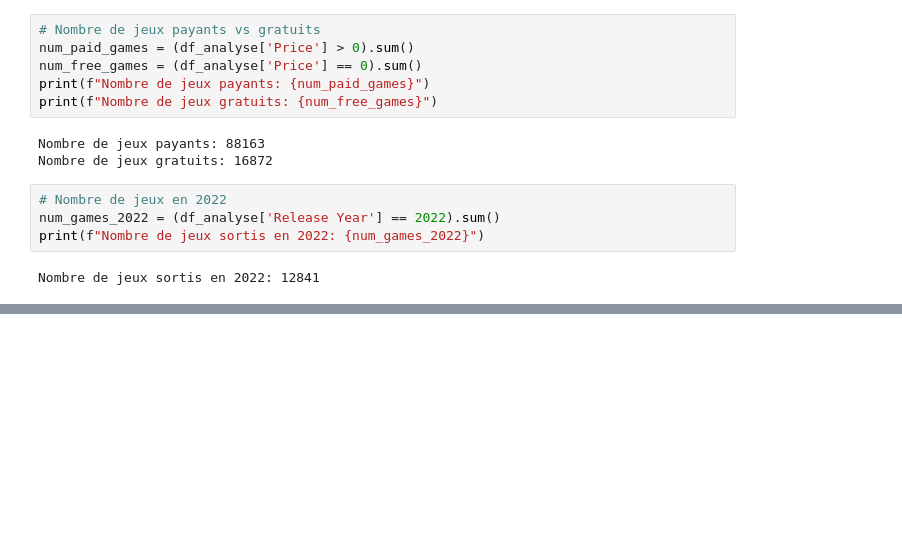
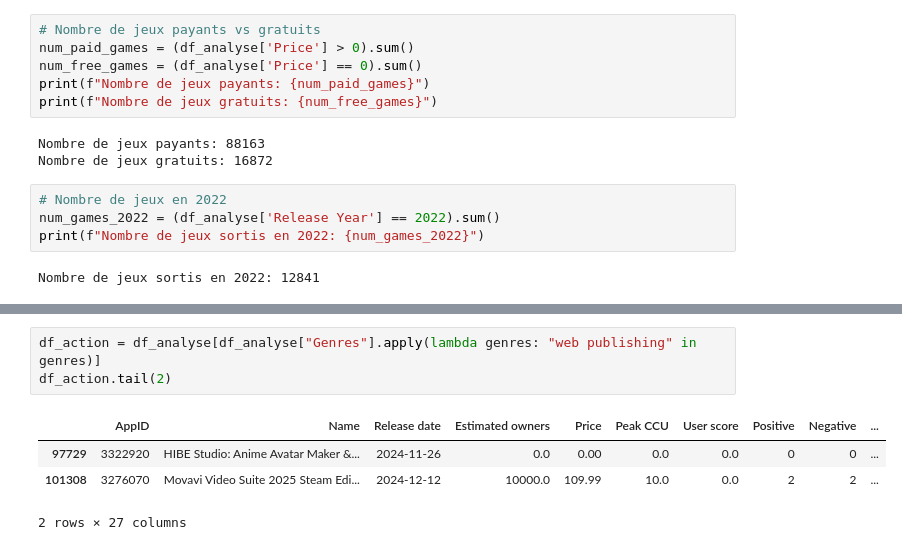
Before and after one commit to GitAlberto/GAMEDATA360, a Jupyter notebook: notebooks/EDA2.ipynb, the cells around one changed output, grey strips where cells are left out. Saved outputs shown, nothing was run; the diff lists cells and outputs as text; blank space fills up the shorter version.

```diff
--- a/notebooks/EDA2.ipynb
+++ b/notebooks/EDA2.ipynb
@@ -1254,0 +1379,8 @@ Nombre de jeux sortis en 2022: 12841
+# %%
+df_action = df_analyse[df_analyse["Genres"].apply(lambda genres: "web publishing" in genres)]
+df_action.tail(2)
+# %% [output]
+|  | AppID | Name | Release date | Estimated owners | Price | Peak CCU | User score | Positive | Negative | ... |
+| 97729 | 3322920 | HIBE Studio: Anime Avatar Maker &... | 2024-11-26 | 0.0 | 0.00 | 0.0 | 0.0 | 0 | 0 | ... |
+| 101308 | 3276070 | Movavi Video Suite 2025 Steam Edi... | 2024-12-12 | 10000.0 | 109.99 | 10.0 | 0.0 | 2 | 2 | ... |
+2 rows × 27 columns
```
Also changed, not shown: parts of 14 cells of this notebook, 14 other files.
